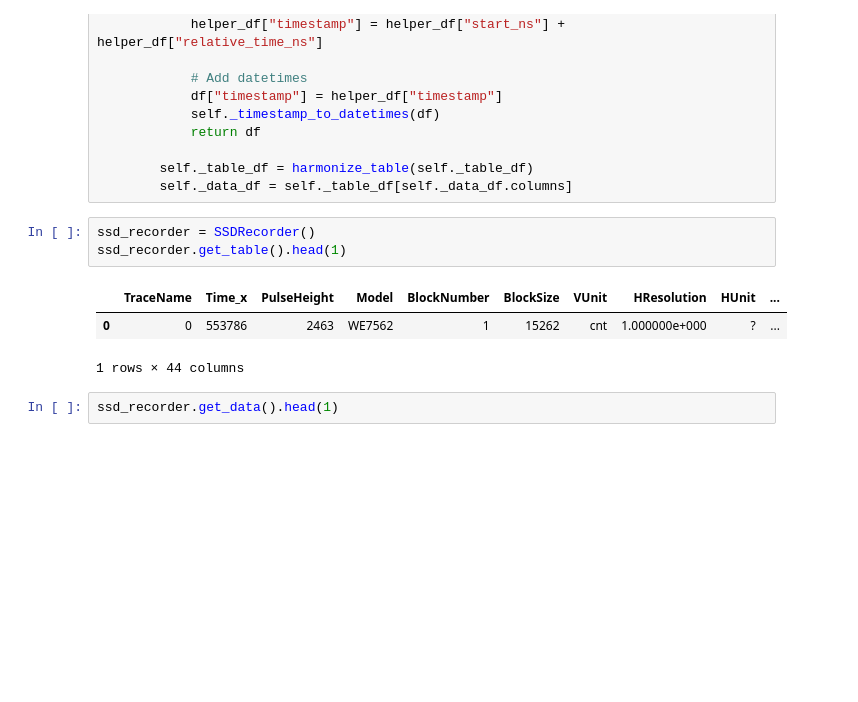
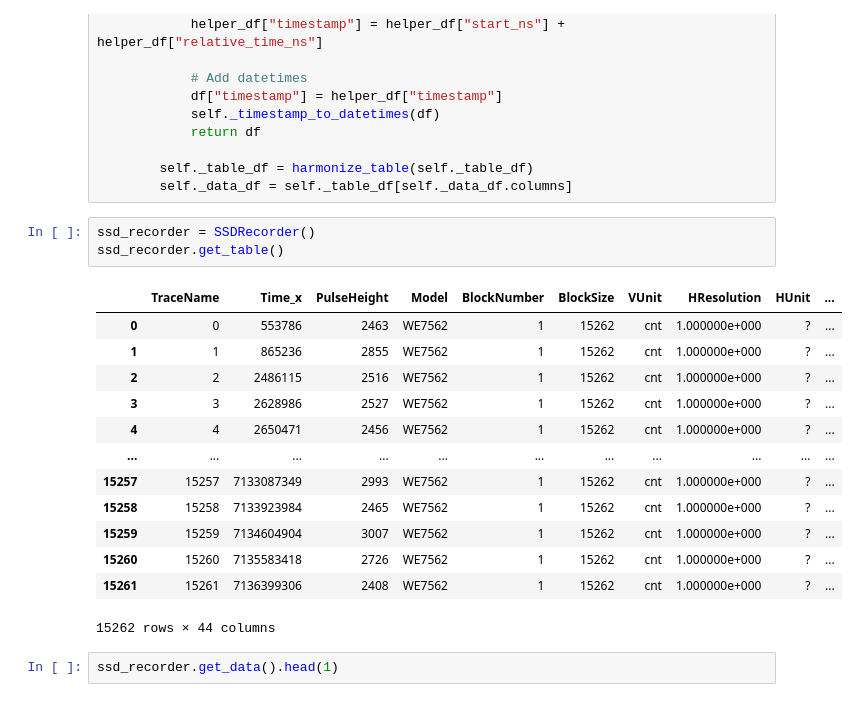
Before and after one commit to romanwixinger/data-engineering-utokyo, a Jupyter notebook: notebooks/data_exploration.ipynb, the cells around one changed output. Drawn from its saved outputs; the diff is of its cells as text; blank space fills up the shorter version.

```diff
--- a/notebooks/data_exploration.ipynb
+++ b/notebooks/data_exploration.ipynb
@@ -219,11 +219,21 @@ class SSDRecorder(Recorder):
         self._data_df = self._table_df[self._data_df.columns]
 # %%
 ssd_recorder = SSDRecorder()
-ssd_recorder.get_table().head(1)
+ssd_recorder.get_table()
 # %% [output]
 |  | TraceName | Time_x | PulseHeight | Model | BlockNumber | BlockSize | VUnit | HResolution | HUnit | ... |
 | 0 | 0 | 553786 | 2463 | WE7562 | 1 | 15262 | cnt | 1.000000e+000 | ? | ... |
+| 1 | 1 | 865236 | 2855 | WE7562 | 1 | 15262 | cnt | 1.000000e+000 | ? | ... |
+| 2 | 2 | 2486115 | 2516 | WE7562 | 1 | 15262 | cnt | 1.000000e+000 | ? | ... |
+| 3 | 3 | 2628986 | 2527 | WE7562 | 1 | 15262 | cnt | 1.000000e+000 | ? | ... |
+| 4 | 4 | 2650471 | 2456 | WE7562 | 1 | 15262 | cnt | 1.000000e+000 | ? | ... |
+| ... | ... | ... | ... | ... | ... | ... | ... | ... | ... | ... |
+| 15257 | 15257 | 7133087349 | 2993 | WE7562 | 1 | 15262 | cnt | 1.000000e+000 | ? | ... |
+| 15258 | 15258 | 7133923984 | 2465 | WE7562 | 1 | 15262 | cnt | 1.000000e+000 | ? | ... |
+| 15259 | 15259 | 7134604904 | 3007 | WE7562 | 1 | 15262 | cnt | 1.000000e+000 | ? | ... |
+| 15260 | 15260 | 7135583418 | 2726 | WE7562 | 1 | 15262 | cnt | 1.000000e+000 | ? | ... |
+| 15261 | 15261 | 7136399306 | 2408 | WE7562 | 1 | 15262 | cnt | 1.000000e+000 | ? | ... |
-1 rows × 44 columns
+15262 rows × 44 columns
 # %%
 ssd_recorder.get_data().head(1)
 # %% [output]
```
Also changed, not shown: parts of 17 cells of this notebook, 3 other files.
